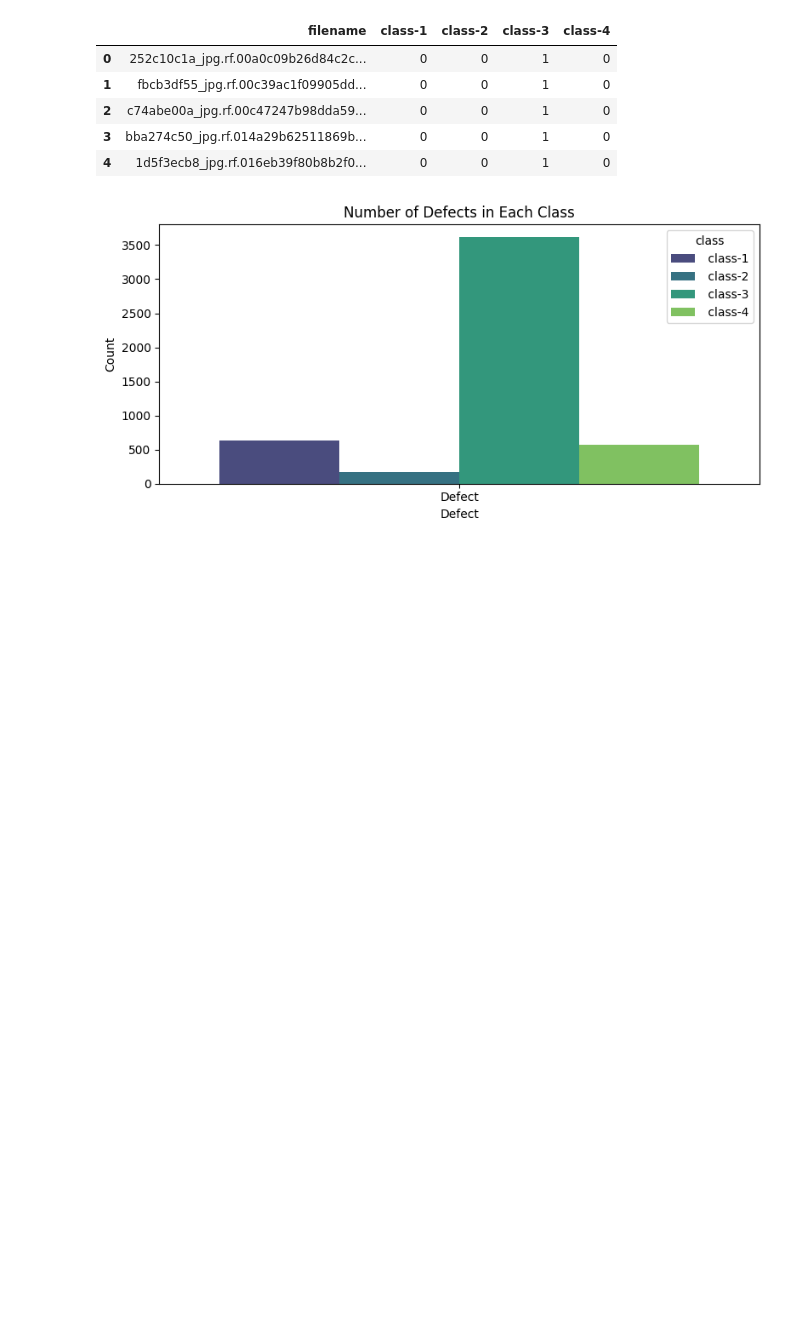
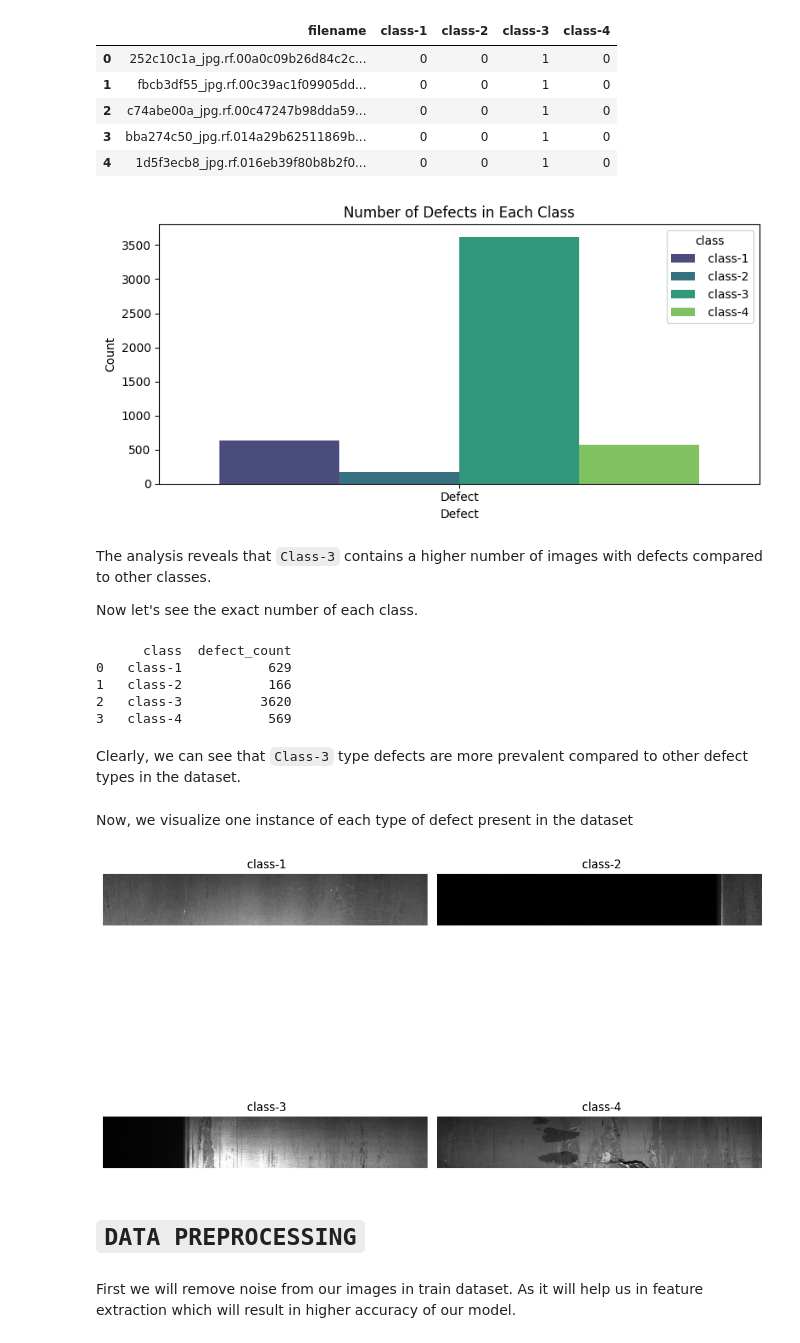
Before and after one commit to RaqeebShaikh12/Capstone-Project, a Jupyter notebook: Capstone_Project.ipynb, the cells around one changed output. Cells and saved outputs as stored; diff of their text form; code cells hidden in the pictures; blank space fills up the shorter version.

```diff
--- a/Capstone_Project.ipynb
+++ b/Capstone_Project.ipynb
@@ -117,3 +121,54 @@ plt.tight_layout()
 plt.show()
 # %% [output]
 [figure]
+# %% [markdown]
+The analysis reveals that `Class-3` contains a higher number of images with defects compared to other classes.
+
+Now let's see the exact number of each class.
+# %%
+# Calculate the count of defects in each class
+defect_counts = defect_df.groupby('class')['defect'].count().reset_index()
+defect_counts.columns = ['class', 'defect_count']
+
+# Display the count of defects in each class
+print(defect_counts)
+# %% [output]
+      class  defect_count
+0   class-1           629
+1   class-2           166
+2   class-3          3620
+3   class-4           569
+# %% [markdown]
+Clearly, we can see that `Class-3` type defects are more prevalent compared to other defect types in the dataset.
+# %% [markdown]
+Now, we visualize one instance of each type of defect present in the dataset
+# %%
+# Define class names
+class_names = df_train.columns[1:]  # Exclude the first column (filename)
+
+# Create a figure for plotting
+plt.figure(figsize=(10, 10))
+
+# Loop through each class and plot one image
+for i, class_name in enumerate(class_names, 1):
+    # Find the first image for this class
+    image_row = df_train[df_train[class_name] == 1].iloc[0]  # Assumes 1 indicates presence of defect
+    image_filename = image_row['filename']
+
+    # Load and plot the image
+    image_path = f'/content/gdrive/MyDrive/severstal-steel-defect-detection.v1i.multiclass/train/{image_filename}'  # Replace with the path to your image folder
+    image = Image.open(image_path)
+
+    plt.subplot(2, 2, i)
+    plt.imshow(image)
+    plt.title(class_name)
+    plt.axis("off")
+
+plt.tight_layout()
+plt.show()
+# %% [output]
+[figure, added]
+# %% [markdown]
+# `DATA PREPROCESSING`
+# %% [markdown]
+First we will remove noise from our images in train dataset. As it will help us in feature extraction which will result in higher accuracy of our model.
```
Also changed, not shown: parts of 13 cells of this notebook.
